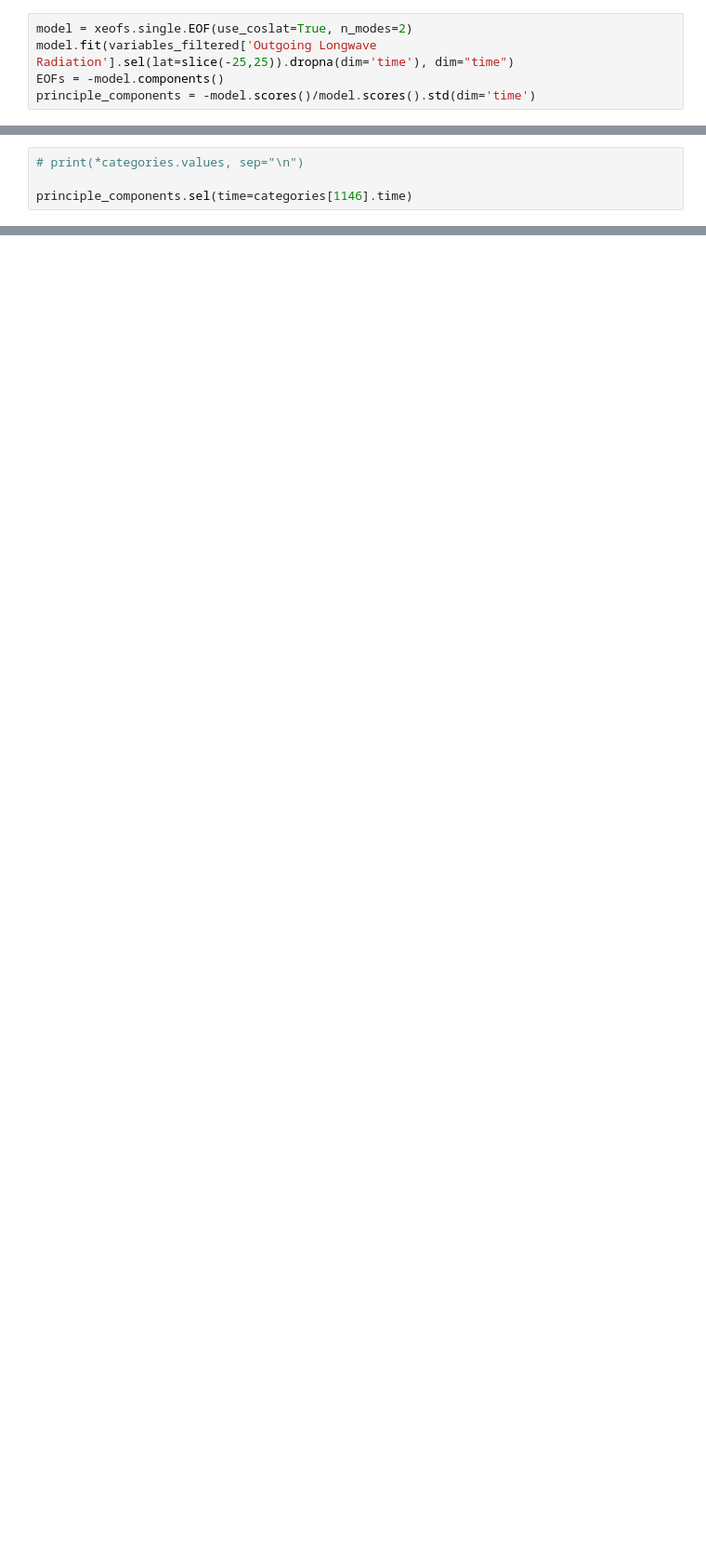
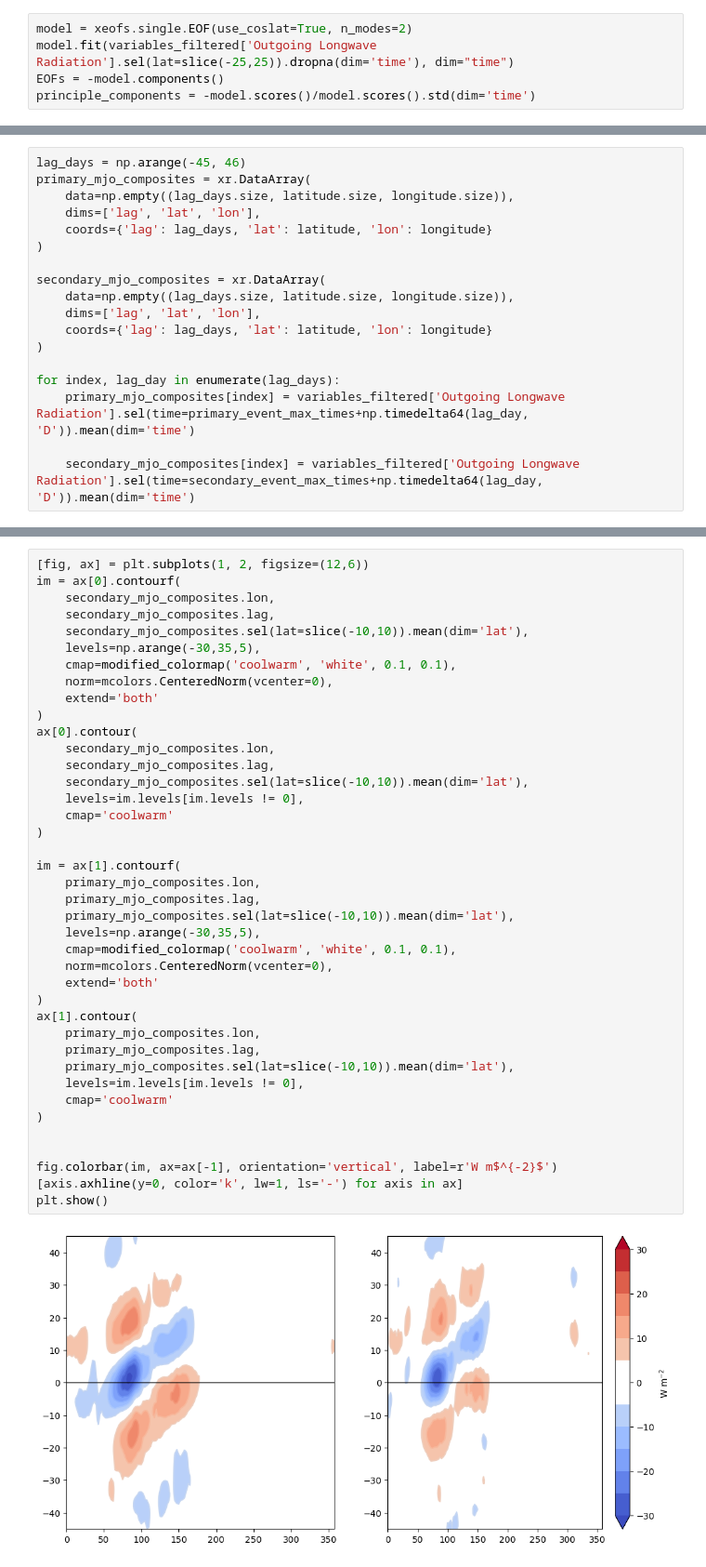
Before and after one commit to spencer-ressel/thesis-work, a Jupyter notebook: python/graphcast/matthews_olr_index.ipynb, the cells around one changed output, grey strips where cells are left out. Shown at 93% size. Saved outputs shown, nothing was run; the diff lists cells and outputs as text; blank space fills up the shorter version.

Commit message:
added code to assign days to categories and calculate MJO composites for primary and secondary MJO events

```diff
--- a/python/graphcast/matthews_olr_index.ipynb
+++ b/python/graphcast/matthews_olr_index.ipynb
@@ -717,4 +634,18 @@ matches = list(re.finditer(pattern, categories_string))
 # %%
-# print(*categories.values, sep="\n")
+lag_days = np.arange(-45, 46)
+primary_mjo_composites = xr.DataArray(
+    data=np.empty((lag_days.size, latitude.size, longitude.size)),
+    dims=['lag', 'lat', 'lon'],
+    coords={'lag': lag_days, 'lat': latitude, 'lon': longitude}
+)
 
-principle_components.sel(time=categories[1146].time)
+secondary_mjo_composites = xr.DataArray(
+    data=np.empty((lag_days.size, latitude.size, longitude.size)),
+    dims=['lag', 'lat', 'lon'],
+    coords={'lag': lag_days, 'lat': latitude, 'lon': longitude}
+)
+
+for index, lag_day in enumerate(lag_days):
+    primary_mjo_composites[index] = variables_filtered['Outgoing Longwave Radiation'].sel(time=primary_event_max_times+np.timedelta64(lag_day, 'D')).mean(dim='time')
+
+    secondary_mjo_composites[index] = variables_filtered['Outgoing Longwave Radiation'].sel(time=secondary_event_max_times+np.timedelta64(lag_day, 'D')).mean(dim='time')
@@ -785,0 +652,42 @@ principle_components.isel(time=0)
+# %%
+[fig, ax] = plt.subplots(1, 2, figsize=(12,6))
+im = ax[0].contourf(
+    secondary_mjo_composites.lon,
+    secondary_mjo_composites.lag,
+    secondary_mjo_composites.sel(lat=slice(-10,10)).mean(dim='lat'),
+    levels=np.arange(-30,35,5),
+    cmap=modified_colormap('coolwarm', 'white', 0.1, 0.1),
+    norm=mcolors.CenteredNorm(vcenter=0),
+    extend='both'
+)
+ax[0].contour(
+    secondary_mjo_composites.lon,
+    secondary_mjo_composites.lag,
+    secondary_mjo_composites.sel(lat=slice(-10,10)).mean(dim='lat'),
+    levels=im.levels[im.levels != 0],
+    cmap='coolwarm'
+)
+
+im = ax[1].contourf(
+    primary_mjo_composites.lon,
+    primary_mjo_composites.lag,
+    primary_mjo_composites.sel(lat=slice(-10,10)).mean(dim='lat'),
+    levels=np.arange(-30,35,5),
+    cmap=modified_colormap('coolwarm', 'white', 0.1, 0.1),
+    norm=mcolors.CenteredNorm(vcenter=0),
+    extend='both'
+)
+ax[1].contour(
+    primary_mjo_composites.lon,
+    primary_mjo_composites.lag,
+    primary_mjo_composites.sel(lat=slice(-10,10)).mean(dim='lat'),
+    levels=im.levels[im.levels != 0],
+    cmap='coolwarm'
+)
+
+
+fig.colorbar(im, ax=ax[-1], orientation='vertical', label=r'W m$^{-2}$')
+[axis.axhline(y=0, color='k', lw=1, ls='-') for axis in ax]
+plt.show()
+# %% [output]
+[figure, added]
```
Also changed, not shown: parts of 37 cells of this notebook.
